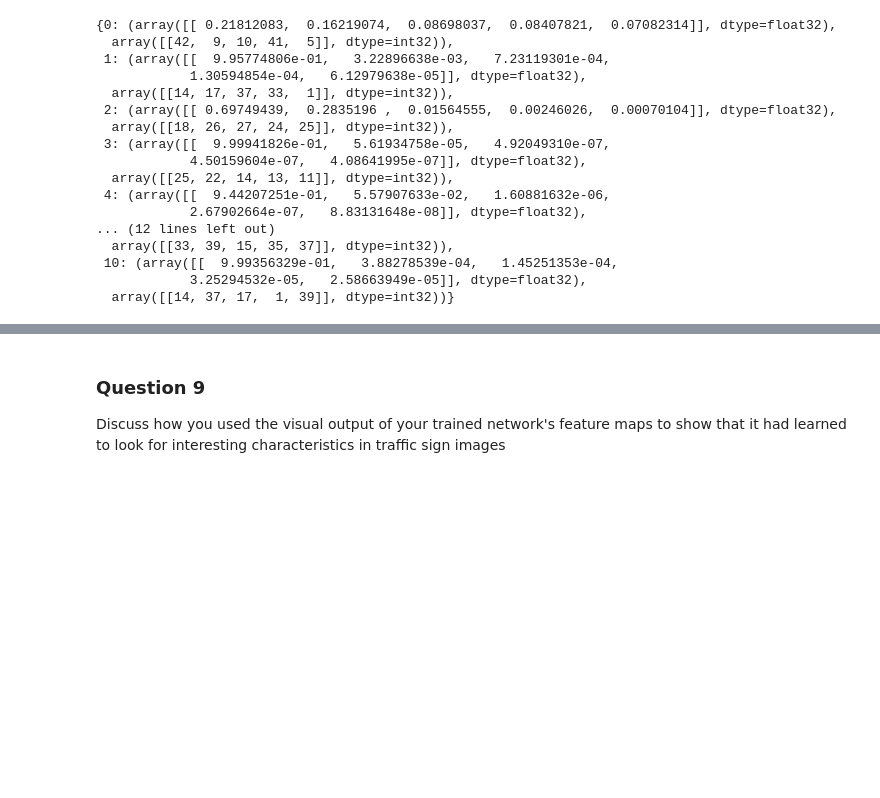
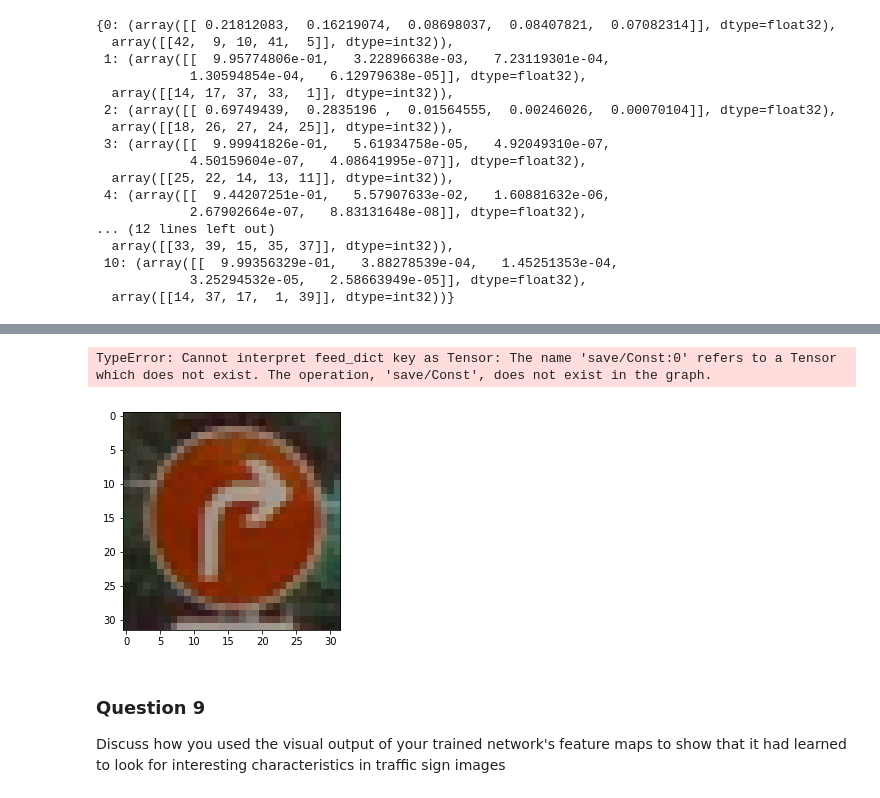
Before and after one commit to SiRi13/CarND-Traffic-Sign-Classifier-Project, a Jupyter notebook: Traffic_Sign_Classifier-CLAHE.ipynb, the cells around one changed output, grey strips where cells are left out. Drawn from its saved outputs; the diff is of its cells as text; code cells hidden in the pictures; blank space fills up the shorter version.

Commit message:
added network visualization

```diff
--- a/Traffic_Sign_Classifier-CLAHE.ipynb
+++ b/Traffic_Sign_Classifier-CLAHE.ipynb
@@ -364,12 +370,14 @@ x = tf.placeholder(tf.float32, (None, ) + image_shape)
 y = tf.placeholder(tf.int32, (None))
 keep_prob = tf.placeholder(tf.float32)
 one_hot_y = tf.one_hot(y, n_classes)
+# %%
+EPOCHS = 50
+BATCH_SIZE = 128
+LEARN_RATE = 0.001
 # %%
-rate = 0.001
-
 logits = StreetSignNet(x)
 cross_entropy = tf.nn.softmax_cross_entropy_with_logits(logits, one_hot_y)
 loss_operation = tf.reduce_mean(cross_entropy)
-optimizer = tf.train.AdamOptimizer(learning_rate = rate)
+optimizer = tf.train.AdamOptimizer(LEARN_RATE)
 training_operation = optimizer.minimize(loss_operation)
 # %% [output]
@@ -401,13 +411,8 @@ X_valid, y_valid = shuffle(X_valid, y_valid)
 X_test, y_test = shuffle(X_test, y_test)
 # %%
 with tf.Session() as sess:
-    try:
-        saver
-        saver.restore(sess, tf.train.latest_checkpoint('.'))
-    except NameError:
-        saver = tf.train.Saver()
-        sess.run(tf.global_variables_initializer())
-
+#    saver.restore(sess, tf.train.latest_checkpoint('.'))
+    sess.run(tf.global_variables_initializer())
     num_examples = len(X_train)
 
     print("Training...")
@@ -430,7 +435,7 @@ with tf.Session() as sess:
         saver
     except NameError:
         saver = tf.train.Saver()
-    saver.save(sess, 'sign_net_cv2')
+    saver.save(sess, 'sign_net_clahe')
     print("Model saved")
 # %% [output]
 Training...
@@ -781,7 +763,7 @@ For an example of what feature map outputs look like, check out NVIDIA's results
 def outputFeatureMap(image_input, tf_activation, activation_min=-1, activation_max=-1 ,plt_num=1):
     # Here make sure to preprocess your image_input in a way your network expects
     # with size, normalization, ect if needed
-    # image_input =
+    image_input = preprocess(image_input)
     # Note: x should be the same name as your network's tensorflow data placeholder variable
     # If you get an error tf_activation is not defined it maybe having trouble accessing the variable from inside a function
     activation = tf_activation.eval(session=sess,feed_dict={x : image_input})
@@ -798,6 +780,15 @@ def outputFeatureMap(image_input, tf_activation, activation_min=-1, activation_m
             plt.imshow(activation[0,:,:, featuremap], interpolation="nearest", vmin=activation_min, cmap="gray")
         else:
             plt.imshow(activation[0,:,:, featuremap], interpolation="nearest", cmap="gray")
+# %%
+testImage = images_with_labels.popitem()[1]
+plt.imshow(testImage)
+with tf.Session() as sess:
+    saver.restore(sess, tf.train.latest_checkpoint('./'))
+    outputFeatureMap(testImage, conv1relu)
+# %% [output]
+TypeError: Cannot interpret feed_dict key as Tensor: The name 'save/Const:0' refers to a Tensor which does not exist. The operation, 'save/Const', does not exist in the graph.
+[figure, added]
 # %% [markdown]
 ### Question 9
 
```
Also changed, not shown: parts of 7 cells of this notebook, 1 other file.
